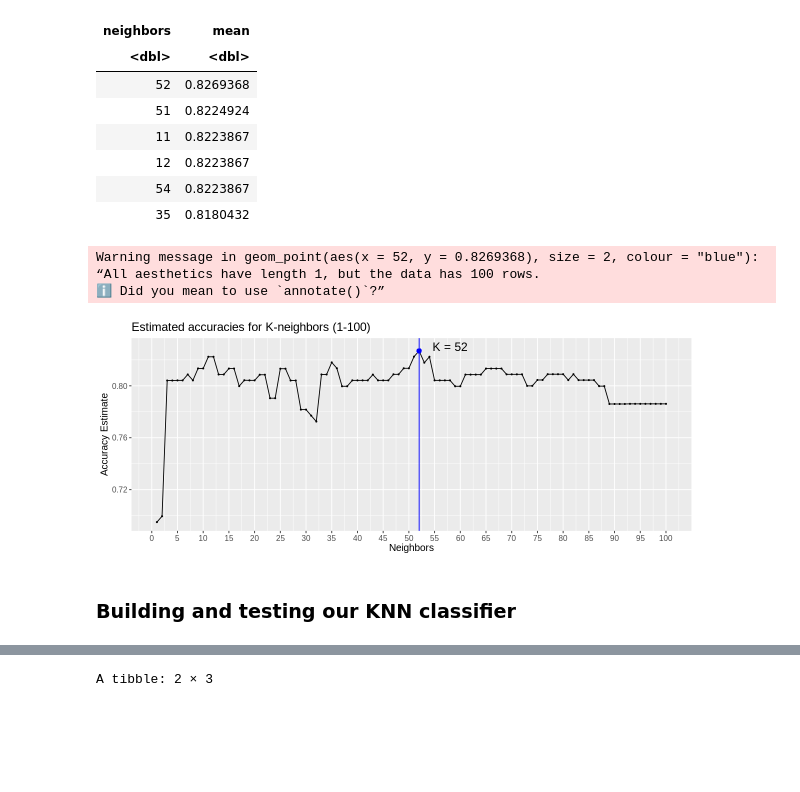
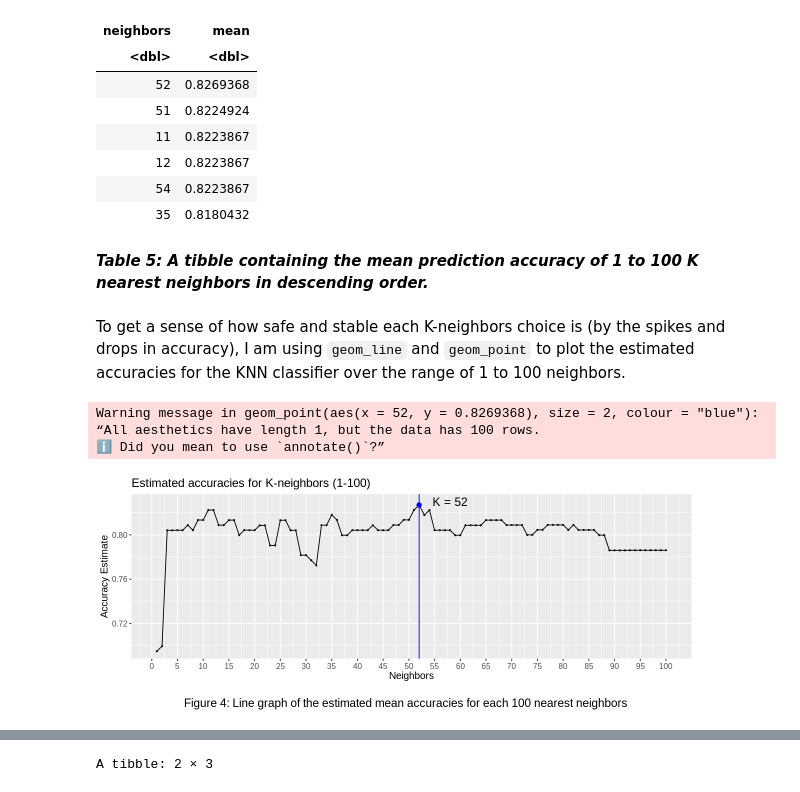
Before and after one commit to kareenaka/dsci100project_kareenakak, a Jupyter notebook: project_FINAL.ipynb, the cells around one changed output, grey strips where cells are left out. Saved outputs shown, nothing was run; the diff lists cells and outputs as text; code cells hidden in the pictures; blank space fills up the shorter version.

```diff
--- a/project_FINAL.ipynb
+++ b/project_FINAL.ipynb
@@ -425,26 +431,30 @@ A tibble: 6 × 2
 | 12 | 0.8223867 |
 | 54 | 0.8223867 |
 | 35 | 0.8180432 |
+# %% [markdown]
+***Table 5: A tibble containing the mean prediction accuracy of 1 to 100 K nearest neighbors in descending order.***
+# %% [markdown]
+To get a sense of how safe and stable each K-neighbors choice is (by the spikes and drops in accuracy), I am using `geom_line` and `geom_point` to plot the estimated accuracies for the KNN classifier over the range of 1 to 100 neighbors.
 # %%
 # plotting accuracy versus K
 
 options(repr.plot.width = 10, repr.plot.height = 4)
 
 accuracy_vs_k <- ggplot(df_results, aes(x = neighbors, y = mean)) +
     geom_point(size = 0.5) +
     geom_line() +
     geom_vline(xintercept = 52, color = "blue") +
-    labs(x = "Neighbors", y = "Accuracy Estimate", title = "Estimated accuracies for K-neighbors (1-100)") +
+    labs(x = "Neighbors", y = "Accuracy Estimate", title = "Estimated accuracies for K-neighbors (1-100)",
+         caption = "\nFigure 4: Line graph of the estimated mean accuracies for each 100 nearest neighbors") +
     annotate("text", x = 58, y = 0.83, label = paste("K = 52"), cex = 5) +
     geom_point(aes(x = 52, y= 0.8269368), size = 2, colour = "blue") +
     scale_x_continuous(breaks = seq(0, 100, by = 5)) +
-    theme(text = element_text(size = 12))
+    theme(text = element_text(size = 12),
+          plot.caption = element_text(size = 14, hjust = 0.45))
 
 accuracy_vs_k
 # %% [output]
 Warning message in geom_point(aes(x = 52, y = 0.8269368), size = 2, colour = "blue"):
 “All aesthetics have length 1, but the data has 100 rows.
 ℹ Did you mean to use `annotate()`?”
-[figure, old version]
+[figure, new version]
-# %% [markdown]
-### Building and testing our KNN classifier
```
Also changed, not shown: parts of 27 cells of this notebook.
